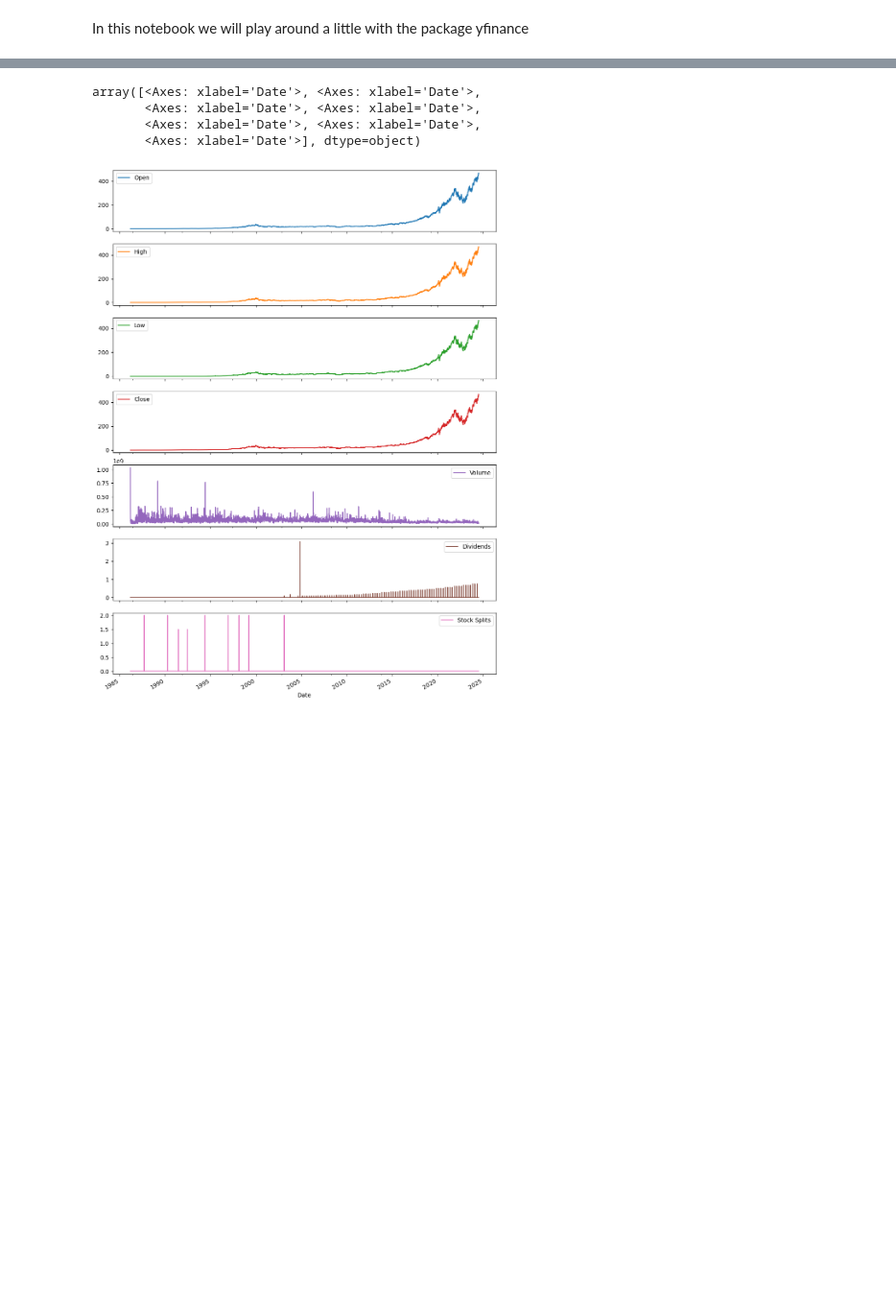
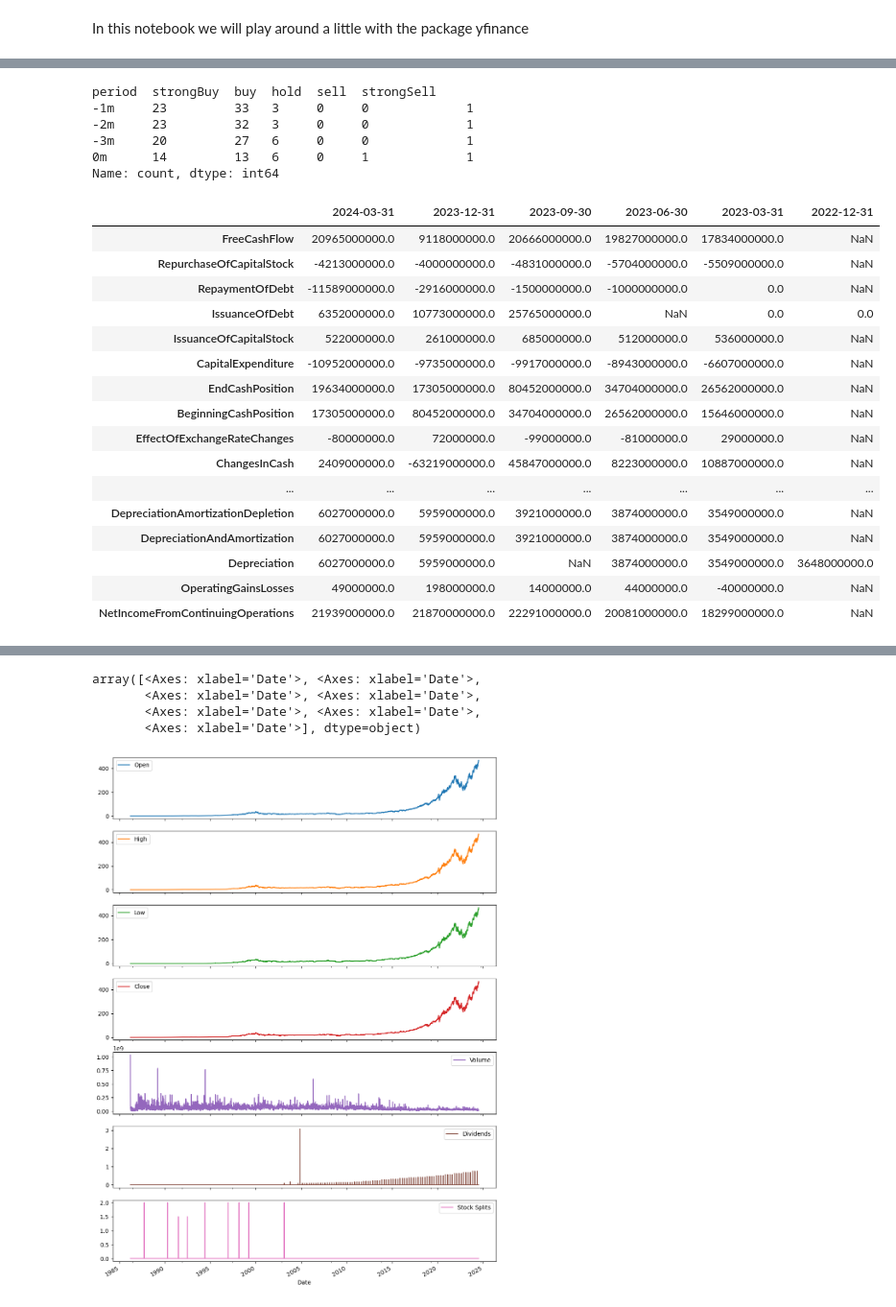
Before and after one commit to HiggsP10/Portfolio_Optimization, a Jupyter notebook: notebooks/arvind-work.ipynb, the cells around one changed output, grey strips where cells are left out. Shown: that part at 96% size. Saved outputs shown, nothing was run; the diff lists cells and outputs as text; code cells hidden in the pictures; blank space fills up the shorter version.

```diff
--- a/notebooks/arvind-work.ipynb
+++ b/notebooks/arvind-work.ipynb
@@ -487,0 +158,30 @@ goog_options
+# %%
+msft.recommendations.value_counts()
+# %% [output]
+period  strongBuy  buy  hold  sell  strongSell
+-1m     23         33   3     0     0             1
+-2m     23         32   3     0     0             1
+-3m     20         27   6     0     0             1
+0m      14         13   6     0     1             1
+Name: count, dtype: int64
+# %%
+#get msft quaterly cashflow
+msft.get_cashflow(freq='quarterly')
+# %% [output]
+|  | 2024-03-31 | 2023-12-31 | 2023-09-30 | 2023-06-30 | 2023-03-31 | 2022-12-31 |
+| FreeCashFlow | 20965000000.0 | 9118000000.0 | 20666000000.0 | 19827000000.0 | 17834000000.0 | NaN |
+| RepurchaseOfCapitalStock | -4213000000.0 | -4000000000.0 | -4831000000.0 | -5704000000.0 | -5509000000.0 | NaN |
+| RepaymentOfDebt | -11589000000.0 | -2916000000.0 | -1500000000.0 | -1000000000.0 | 0.0 | NaN |
+| IssuanceOfDebt | 6352000000.0 | 10773000000.0 | 25765000000.0 | NaN | 0.0 | 0.0 |
+| IssuanceOfCapitalStock | 522000000.0 | 261000000.0 | 685000000.0 | 512000000.0 | 536000000.0 | NaN |
+| CapitalExpenditure | -10952000000.0 | -9735000000.0 | -9917000000.0 | -8943000000.0 | -6607000000.0 | NaN |
+| EndCashPosition | 19634000000.0 | 17305000000.0 | 80452000000.0 | 34704000000.0 | 26562000000.0 | NaN |
+| BeginningCashPosition | 17305000000.0 | 80452000000.0 | 34704000000.0 | 26562000000.0 | 15646000000.0 | NaN |
+| EffectOfExchangeRateChanges | -80000000.0 | 72000000.0 | -99000000.0 | -81000000.0 | 29000000.0 | NaN |
+| ChangesInCash | 2409000000.0 | -63219000000.0 | 45847000000.0 | 8223000000.0 | 10887000000.0 | NaN |
+| ... | ... | ... | ... | ... | ... | ... |
+| DepreciationAmortizationDepletion | 6027000000.0 | 5959000000.0 | 3921000000.0 | 3874000000.0 | 3549000000.0 | NaN |
+| DepreciationAndAmortization | 6027000000.0 | 5959000000.0 | 3921000000.0 | 3874000000.0 | 3549000000.0 | NaN |
+| Depreciation | 6027000000.0 | 5959000000.0 | NaN | 3874000000.0 | 3549000000.0 | 3648000000.0 |
+| OperatingGainsLosses | 49000000.0 | 198000000.0 | 14000000.0 | 44000000.0 | -40000000.0 | NaN |
+| NetIncomeFromContinuingOperations | 21939000000.0 | 21870000000.0 | 22291000000.0 | 20081000000.0 | 18299000000.0 | NaN |
```
Also changed, not shown: parts of 75 cells of this notebook.
